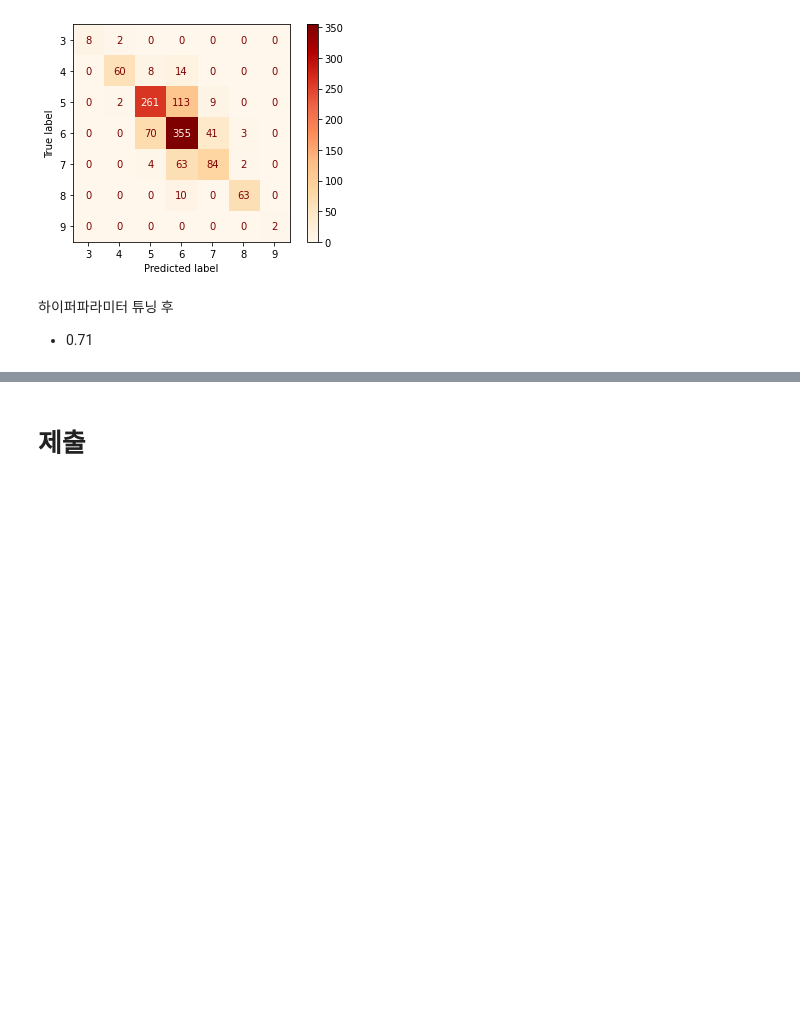
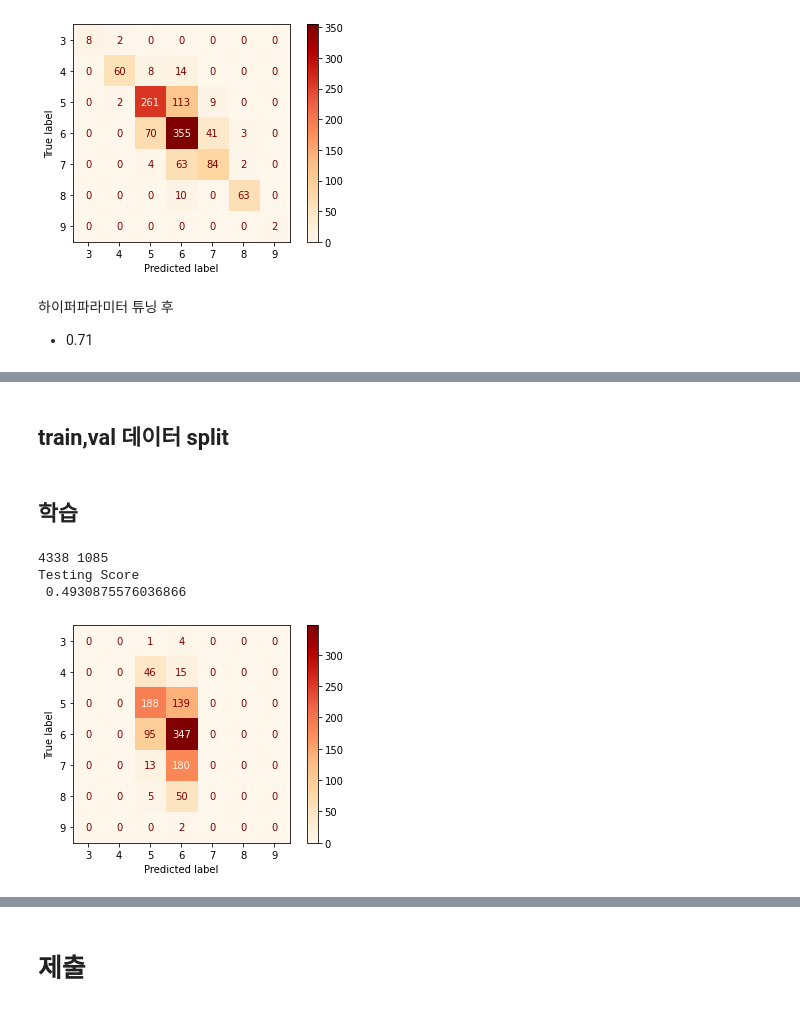
Before and after one commit to Sunnnyyy16/Dacon_study, a Jupyter notebook: wine/wine_quality.ipynb, the cells around one changed output, grey strips where cells are left out. Cells and saved outputs as stored; diff of their text form; code cells hidden in the pictures; blank space fills up the shorter version.

```diff
--- a/wine/wine_quality.ipynb
+++ b/wine/wine_quality.ipynb
@@ -498,0 +540,9 @@ Testing Score
+# %% [markdown]
+## train,val 데이터 split
+# %%
+X = train.drop(['index','quality'],axis=1)
+y = train['quality']
+# %%
+train_x, val_x, train_y, val_y = train_test_split(X,y,test_size=.2, random_state=42)
+# %% [markdown]
+## 학습
@@ -498,0 +554,21 @@ Testing Score
+# %%
+def Model(model):
+    model.fit(train_x,train_y)
+    score = model.score(val_x,val_y)
+    model_train_score= model.score(train_x,train_y)
+    model_test_score=model.score(val_x,val_y)
+    prediction = model.predict(val_x)
+    cm = confusion_matrix(val_y, prediction)
+    print("Testing Score\n", score)
+    plot_confusion_matrix(model,val_x,val_y,cmap='OrRd')
+# %%
+svm_clf = svm.SVC(kernel='linear')
+
+print(len(train_x), len(val_x))
+svm_clf.fit(train_x, train_y)
+Model(svm_clf)
+# %% [output]
+4338 1085
+Testing Score
+ 0.4930875576036866
+[figure, added]
```
Also changed, not shown: parts of 13 cells of this notebook.
